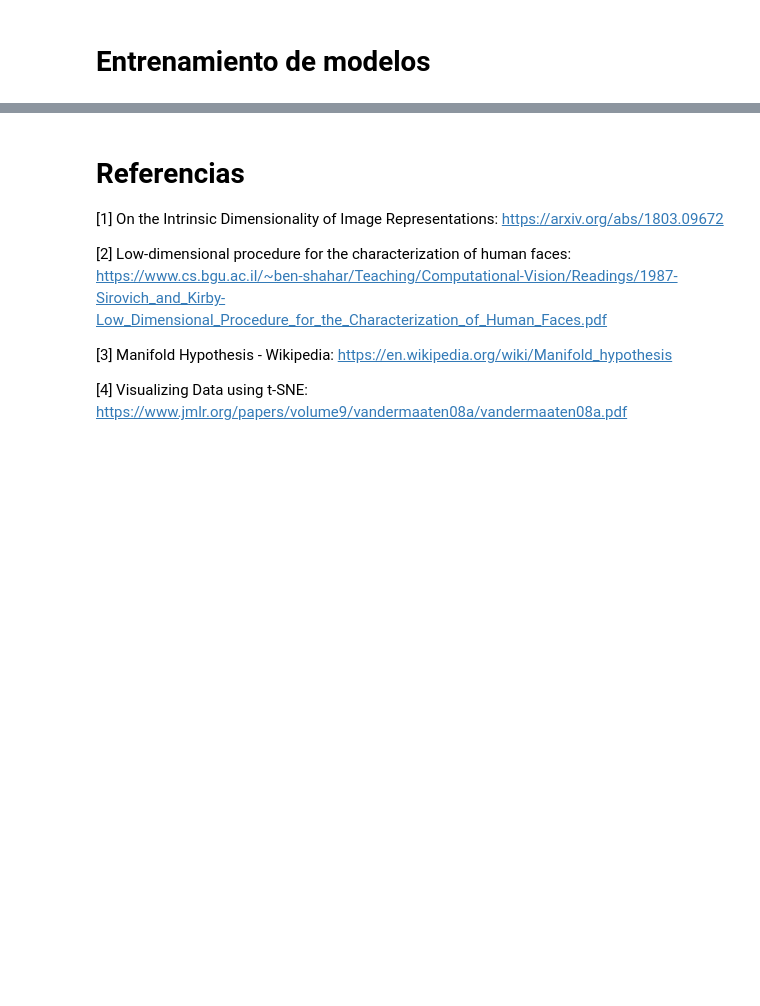
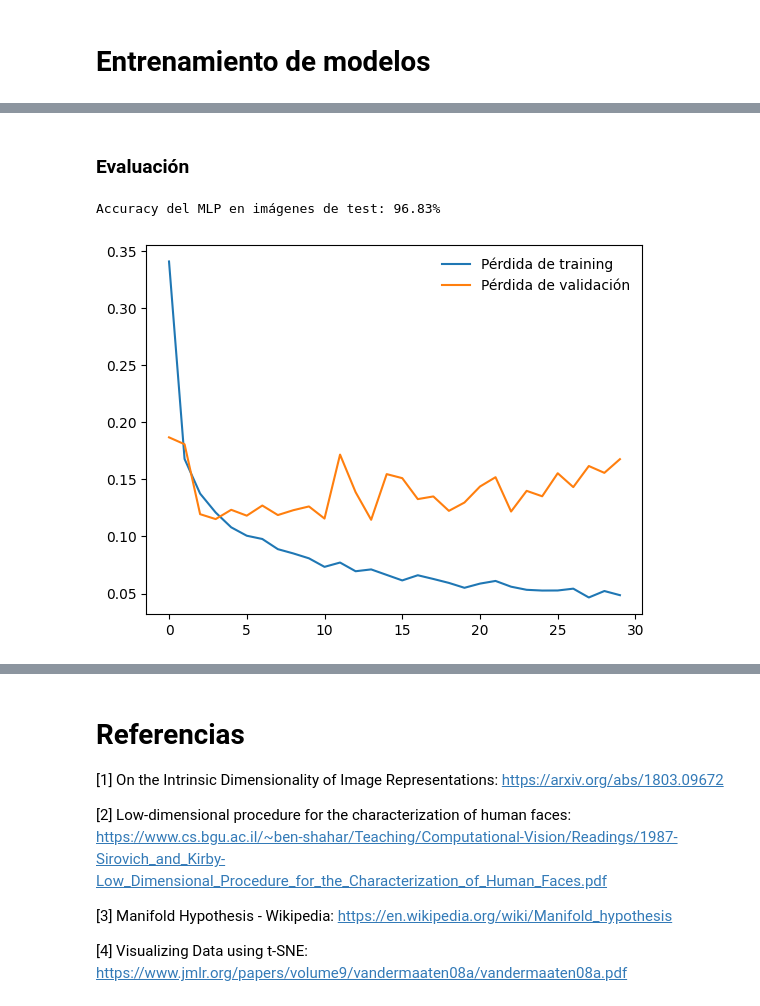
Before and after one commit to milton-lopez/analisis_d, a Jupyter notebook: src/AdD_a14_GRUPO_LOPEZ.ipynb, the cells around one changed output, grey strips where cells are left out. Drawn from its saved outputs; the diff is of its cells as text; code cells hidden in the pictures; blank space fills up the shorter version.

```diff
--- a/src/AdD_a14_GRUPO_LOPEZ.ipynb
+++ b/src/AdD_a14_GRUPO_LOPEZ.ipynb
@@ -785,0 +876,39 @@ cuenta como cada preparación afecta a los distintos modelos.
+# %%
+epochs = 30
+
+train_losses, test_losses, accuracy_list = [], [], []
+for epoch in range(epochs):
+    running_loss = 0
+    for images, labels in trainloader:
+        optimizer.zero_grad()
+        log_ps = model(images)
+        loss = criterion(log_ps, labels)
+        loss.backward()
+        optimizer.step()
+        running_loss += loss.item()
+
+    else:
+        test_loss = 0
+        accuracy = 0
+
+        with torch.no_grad():
+            for images, labels in testloader:
+                log_ps = model(images)
+                test_loss += criterion(log_ps, labels)
+
+                ps = torch.exp(log_ps)
+                top_p, top_class = ps.topk(1, dim=1)
+                equals = top_class == labels.view(*top_class.shape)
+                accuracy += torch.mean(equals.type(torch.FloatTensor))
+
+        # Tracking de pérdidas para ploteos
+        train_losses.append(running_loss / len(trainloader))
+        test_losses.append(test_loss / len(testloader))
+        accuracy_list.append(accuracy / len(testloader))
+
+        print(
+            f"Epoch {epoch+1}/{epochs}.. "
+            f"Pérdida de training: {running_loss/len(trainloader):.3f}.. "
+            f"Pérdida de test: {test_loss/len(testloader):.3f}.. "
+            f"Accuracy de test: {accuracy/len(testloader):.3f}"
+        )
@@ -785,0 +933,22 @@ cuenta como cada preparación afecta a los distintos modelos.
+# %% [markdown]
+### Evaluación
+# %%
+correct = 0
+total = 0
+with torch.no_grad():
+    for images, labels in testloader:
+        outputs = model(images)
+        _, predicted = torch.max(outputs.data, 1)
+        total += labels.size(0)
+        correct += (predicted == labels).sum().item()
+
+print(f"Accuracy del MLP en imágenes de test: {100 * correct / total}%")
+# %% [output]
+Accuracy del MLP en imágenes de test: 96.83%
+# %%
+plt.plot(train_losses, label="Pérdida de training")
+plt.plot(test_losses, label="Pérdida de validación")
+plt.legend(frameon=False)
+plt.show()
+# %% [output]
+[figure, added]
```
Also changed, not shown: parts of 43 cells of this notebook, 10 other files.
